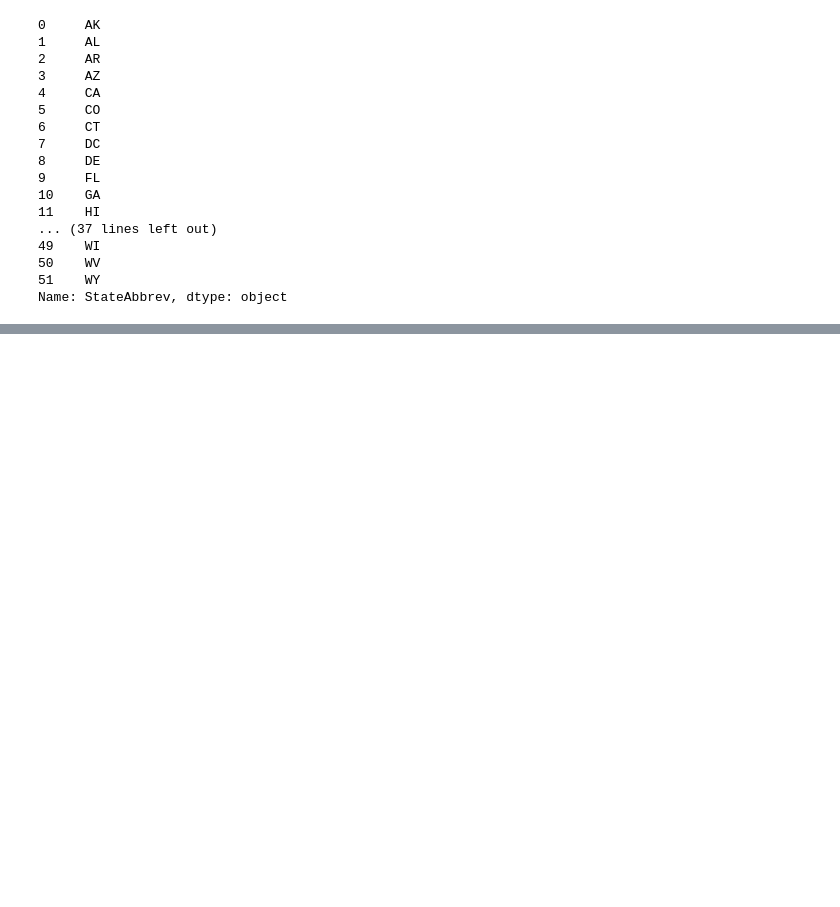
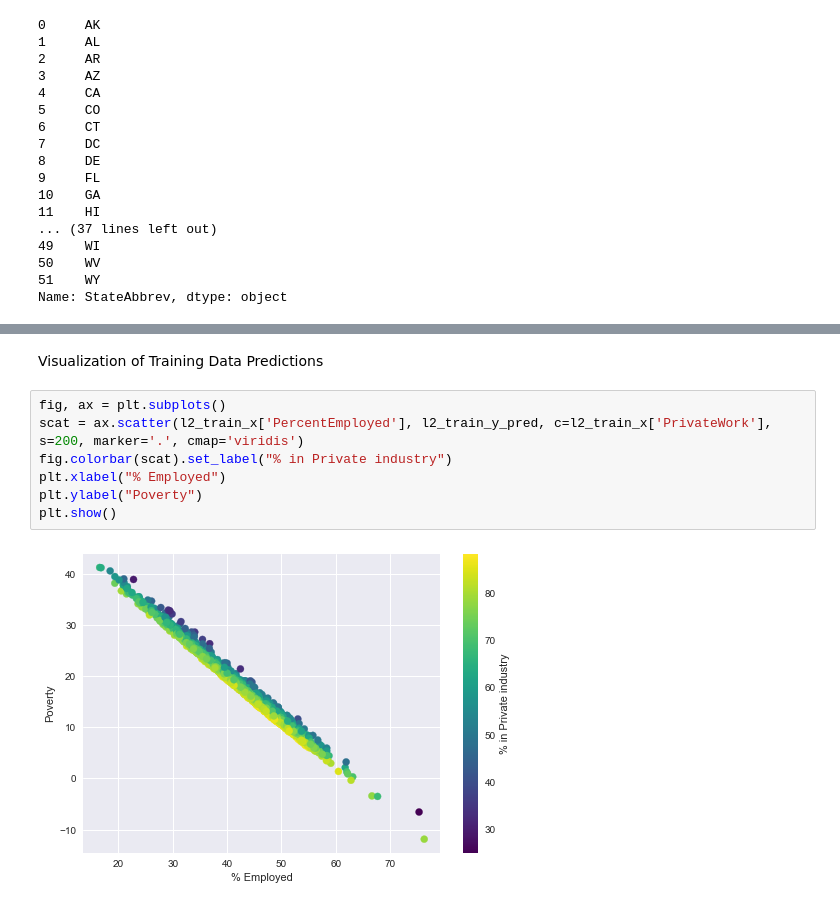
Before and after one commit to zacharyjgs/mlproj1, a Jupyter notebook: Census Data Analysis.ipynb, the cells around one changed output, grey strips where cells are left out. Saved outputs shown, nothing was run; the diff lists cells and outputs as text; blank space fills up the shorter version.

```diff
--- a/Census Data Analysis.ipynb
+++ b/Census Data Analysis.ipynb
@@ -264,0 +357,11 @@ py.iplot( fig, filename='us-map' )
+# %% [markdown]
+Visualization of Training Data Predictions
+# %%
+fig, ax = plt.subplots()
+scat = ax.scatter(l2_train_x['PercentEmployed'], l2_train_y_pred, c=l2_train_x['PrivateWork'], s=200, marker='.', cmap='viridis')
+fig.colorbar(scat).set_label("% in Private industry")
+plt.xlabel("% Employed")
+plt.ylabel("Poverty")
+plt.show()
+# %% [output]
+[figure, added]
```
Also changed, not shown: parts of 27 cells of this notebook.
